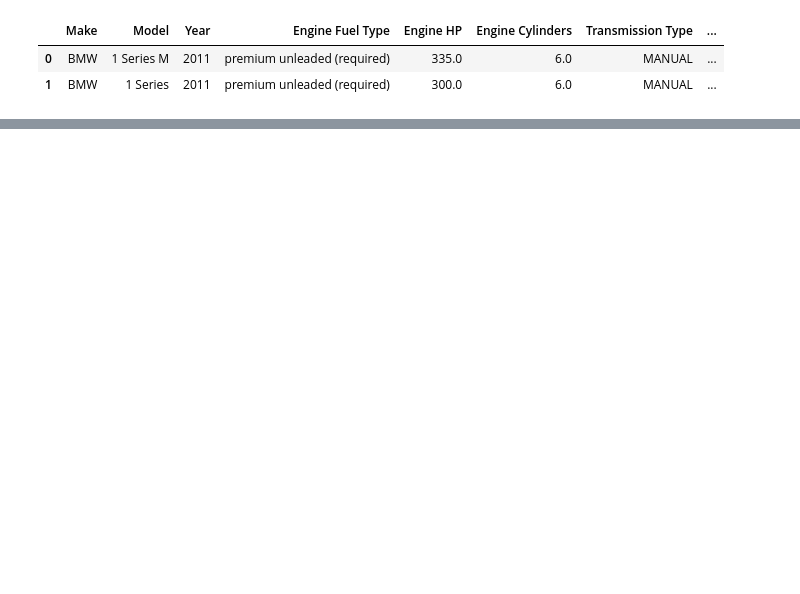
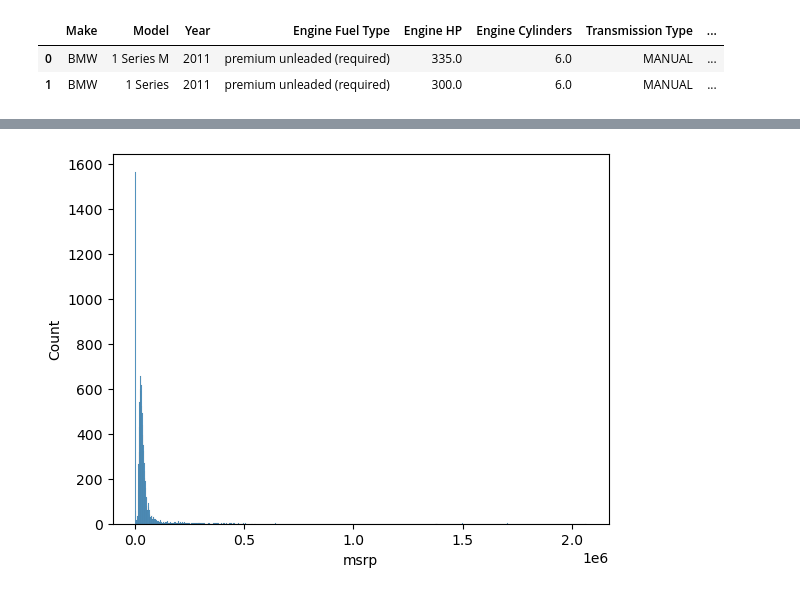
Before and after one commit to Biob-scientist/Machine-learning--regression-basics, a Jupyter notebook: linear_regression_basics.ipynb, the cells around one changed output, grey strips where cells are left out. Saved outputs shown, nothing was run; the diff lists cells and outputs as text; code cells hidden in the pictures; blank space fills up the shorter version.

```diff
--- a/linear_regression_basics.ipynb
+++ b/linear_regression_basics.ipynb
@@ -37,0 +119,4 @@ df.head(2)
+# %%
+# rename columns
+df.columns=df.columns.str.lower().str.replace(' ', '_')
+df.columns
@@ -37,0 +129,6 @@ df.head(2)
+# %%
+# Nomalize the  strings in the dataframe
+string_cols=list(df.dtypes[df.dtypes=='object'].index)
+for col in string_cols:
+  df[col]=df[col].str.lower().str.replace(' ', '_')
+df.head()
@@ -37,0 +142,5 @@ df.head(2)
+# %%
+# Assess the distribution of the dependent variable, msrp
+sns.histplot(df.msrp);
+# %% [output]
+[figure, added]
```
Also changed, not shown: parts of 27 cells of this notebook.
